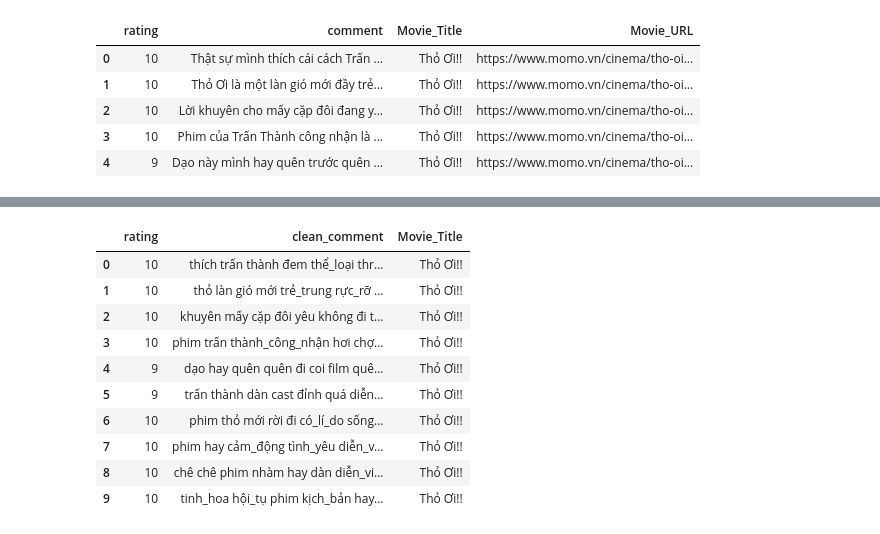
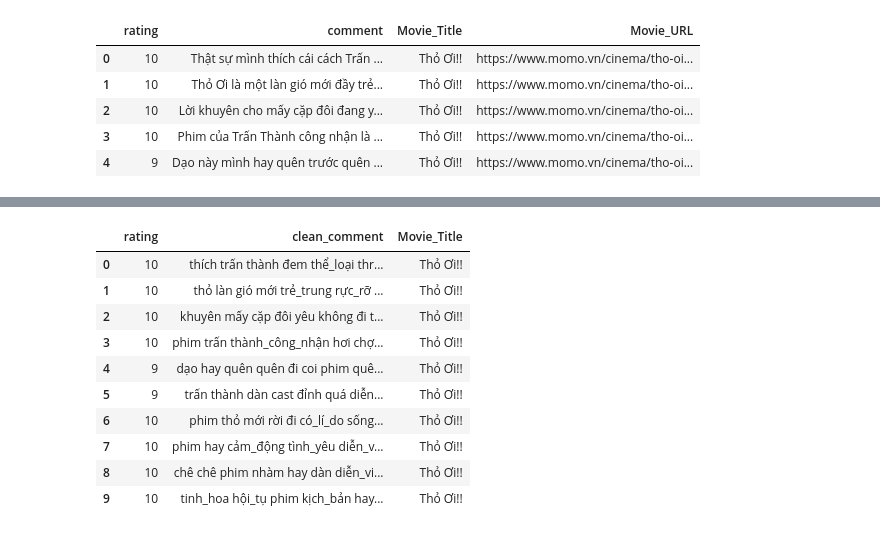
Before and after one commit to k4nnguyen/Film-Recommendation, a Jupyter notebook: crawl_data/preprocess.ipynb, the cells around one changed output, grey strips where cells are left out. Cells and saved outputs as stored; diff of their text form; code cells hidden in the pictures.

```diff
--- a/crawl_data/preprocess.ipynb
+++ b/crawl_data/preprocess.ipynb
@@ -12,12 +12,9 @@ sns.set_theme(style="whitegrid")
 # %%
 # Tải dữ liệu
 df = pd.read_csv('movie_reviews.csv')
-
 # Xem 5 dòng đầu tiên
 display(df.head())
-
-# Xóa các dòng không có comment
-df = df.dropna(subset=['comment'])
+df['comment'] = df['comment'].fillna("không_bình_luận")
 # %% [output]
 |  | rating | comment | Movie_Title | Movie_URL |
 | 0 | 10 | Thật sự mình thích cái cách Trấn ... | Thỏ Ơi!! | https://www.momo.vn/cinema/tho-oi... |
@@ -139,27 +136,31 @@ def clean_vietnamese_text_final(text):
 # %%
 # 1. Áp dụng hàm làm sạch tổng hợp
 df['clean_comment'] = df['comment'].apply(clean_vietnamese_text_final)
 
-# 2. Xóa bỏ các comment bị rỗng hoặc quá ngắn (< 2 từ) sau khi đã làm sạch
-df_clean = df[df['clean_comment'].str.strip() != '']
-df_clean = df_clean[df_clean['clean_comment'].str.split().str.len() >= 2]
+# 2. Xử lý các comment bị rỗng hoặc quá ngắn (< 2 từ) sau khi làm sạch
+def handle_empty_comments(text):
+    if len(str(text).split()) < 2:
+        return "không_bình_luận"
+    return text
 
-# 3. Lọc lấy các cột cần thiết
-final_df = df_clean[['rating', 'clean_comment', 'Movie_Title']]
+df['clean_comment'] = df['clean_comment'].apply(handle_empty_comments)
+
+# 3. Lọc lấy các cột cần thiết (LẤY TRỰC TIẾP TỪ df, KHÔNG DÙNG df_clean NỮA)
+final_df = df[['rating', 'clean_comment', 'Movie_Title']]
 
 # 4. Hiển thị 10 kết quả đầu tiên để kiểm tra
 display(final_df.head(10))
 
 # 5. Lưu kết quả ra file CSV chuẩn
 output_filename = 'movie_reviews_cleaned.csv'
 final_df.to_csv(output_filename, index=False, encoding='utf-8-sig')
 # %% [output]
 |  | rating | clean_comment | Movie_Title |
 | 0 | 10 | thích trấn thành đem thể_loại thr... | Thỏ Ơi!! |
 | 1 | 10 | thỏ làn gió mới trẻ_trung rực_rỡ ... | Thỏ Ơi!! |
 | 2 | 10 | khuyên mấy cặp đôi yêu không đi t... | Thỏ Ơi!! |
 | 3 | 10 | phim trấn thành_công_nhận hơi chợ... | Thỏ Ơi!! |
-| 4 | 9 | dạo hay quên quên đi coi film quê... | Thỏ Ơi!! |
+| 4 | 9 | dạo hay quên quên đi coi phim quê... | Thỏ Ơi!! |
 | 5 | 9 | trấn thành dàn cast đỉnh quá diễn... | Thỏ Ơi!! |
 | 6 | 10 | phim thỏ mới rời đi có_lí_do sống... | Thỏ Ơi!! |
 | 7 | 10 | phim hay cảm_động tình_yêu diễn_v... | Thỏ Ơi!! |
```
Also changed, not shown: parts of 2 cells of this notebook, 1 other file.
